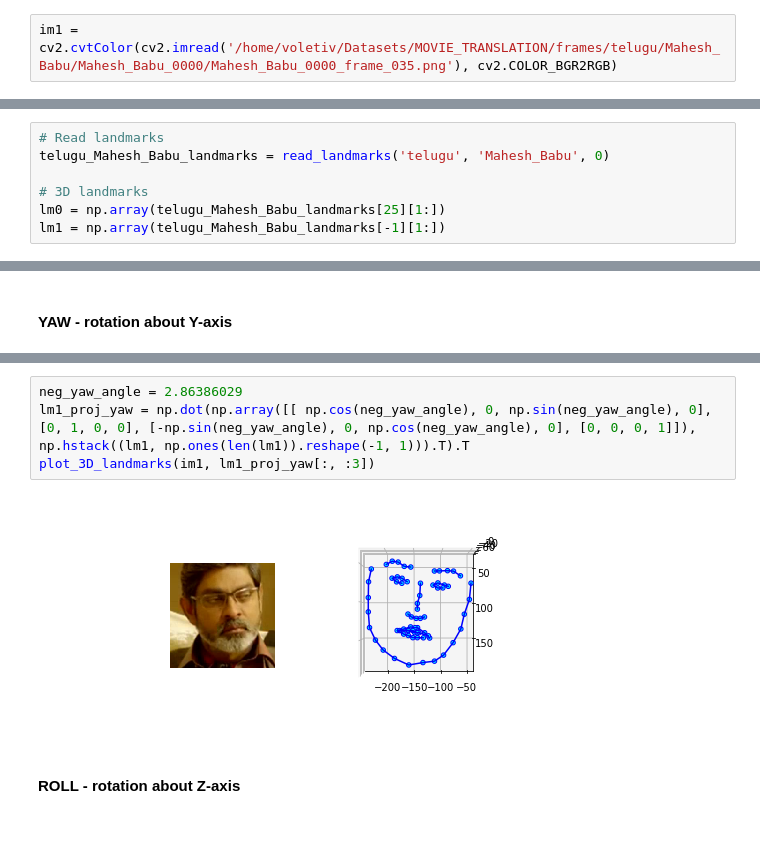
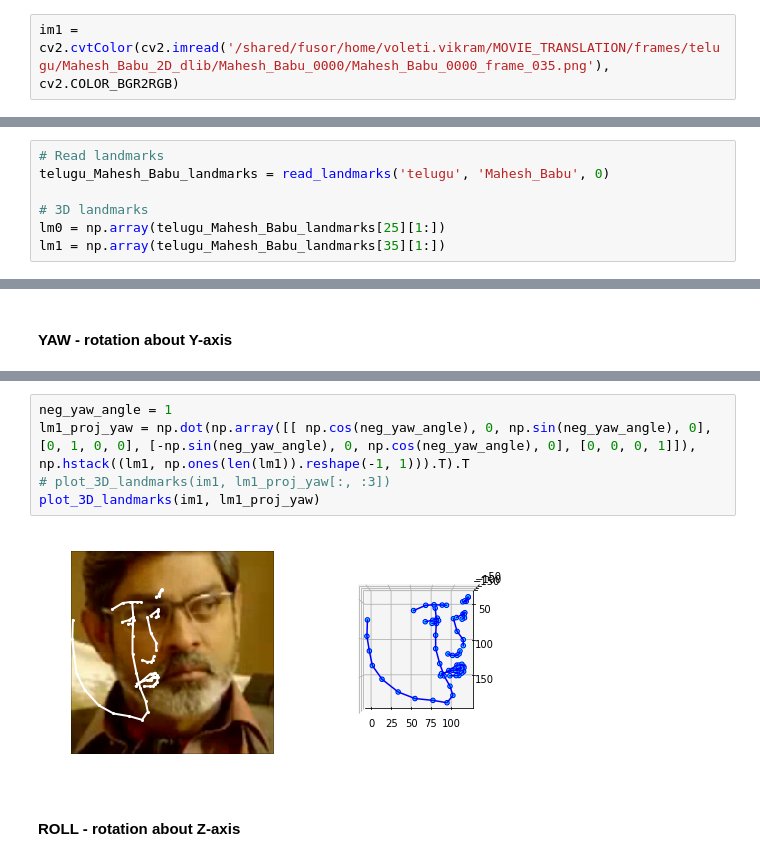
Before and after one commit to voletiv/movie-translation-experiments, a Jupyter notebook: exchange_dialogues/3D_landmarks_pose_variation.ipynb, the cells around one changed output, grey strips where cells are left out. Drawn from its saved outputs; the diff is of its cells as text; blank space fills up the shorter version.

```diff
--- a/exchange_dialogues/3D_landmarks_pose_variation.ipynb
+++ b/exchange_dialogues/3D_landmarks_pose_variation.ipynb
@@ -32,5 +32,5 @@ plt.imshow(im0)
 # %%
-im1 = cv2.cvtColor(cv2.imread('/home/voletiv/Datasets/MOVIE_TRANSLATION/frames/telugu/Mahesh_Babu/Mahesh_Babu_0000/Mahesh_Babu_0000_frame_035.png'), cv2.COLOR_BGR2RGB)
+im1 = cv2.cvtColor(cv2.imread('/shared/fusor/home/voleti.vikram/MOVIE_TRANSLATION/frames/telugu/Mahesh_Babu_2D_dlib/Mahesh_Babu_0000/Mahesh_Babu_0000_frame_035.png'), cv2.COLOR_BGR2RGB)
 # %%
 plt.imshow(im1)
 # %% [output]
@@ -44,7 +44,7 @@ telugu_Mahesh_Babu_landmarks = read_landmarks('telugu', 'Mahesh_Babu', 0)
 
 # 3D landmarks
 lm0 = np.array(telugu_Mahesh_Babu_landmarks[25][1:])
-lm1 = np.array(telugu_Mahesh_Babu_landmarks[-1][1:])
+lm1 = np.array(telugu_Mahesh_Babu_landmarks[35][1:])
 # %%
 print(lm0.shape, lm1.shape)
 # %% [output]
@@ -280,8 +576,9 @@ ypr
 # %%
-neg_yaw_angle = 2.86386029
+neg_yaw_angle = 1
 lm1_proj_yaw = np.dot(np.array([[ np.cos(neg_yaw_angle), 0, np.sin(neg_yaw_angle), 0], [0, 1, 0, 0], [-np.sin(neg_yaw_angle), 0, np.cos(neg_yaw_angle), 0], [0, 0, 0, 1]]), np.hstack((lm1, np.ones(len(lm1)).reshape(-1, 1))).T).T
-plot_3D_landmarks(im1, lm1_proj_yaw[:, :3])
+# plot_3D_landmarks(im1, lm1_proj_yaw[:, :3])
+plot_3D_landmarks(im1, lm1_proj_yaw)
 # %% [output]
-[figure, old version]
+[figure, new version]
 # %% [markdown]
 #### ROLL - rotation about Z-axis
```
Also changed, not shown: parts of 59 cells of this notebook.
